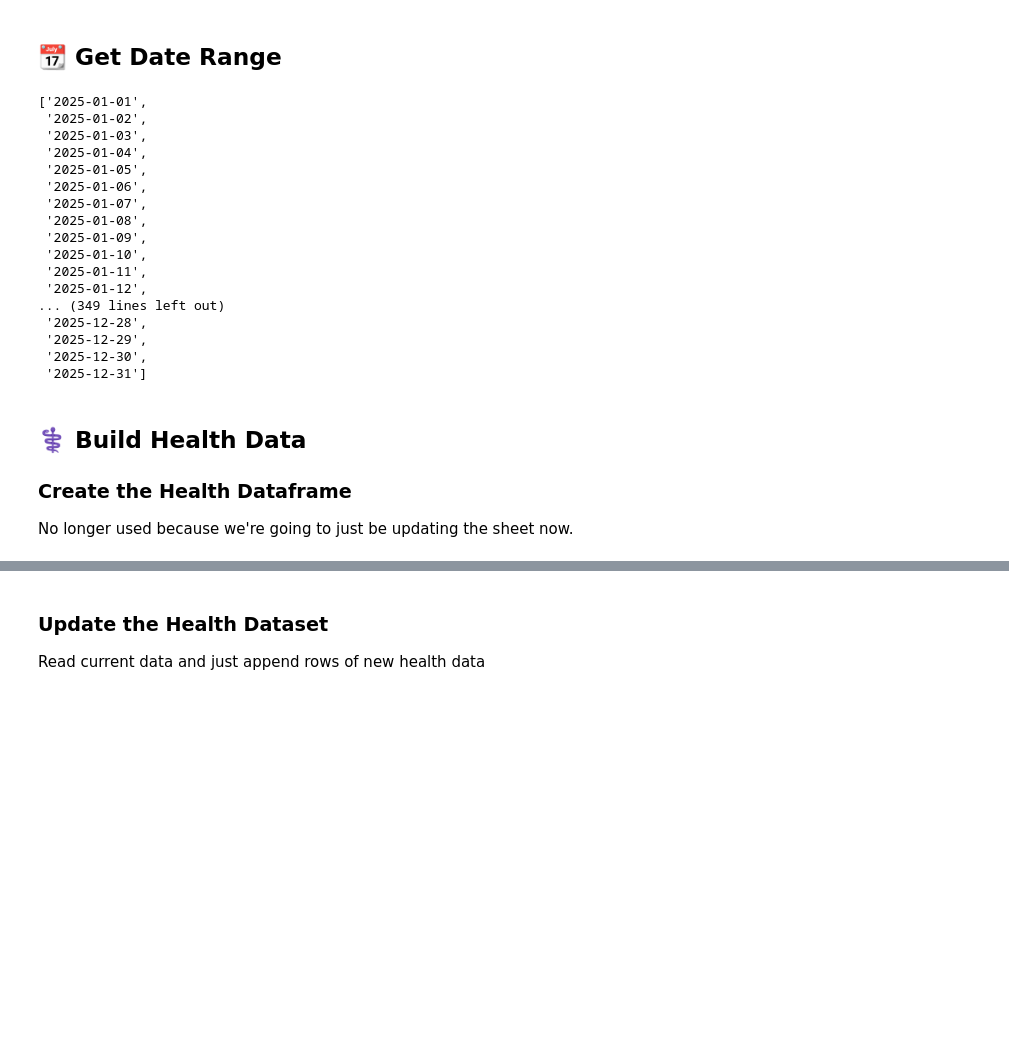
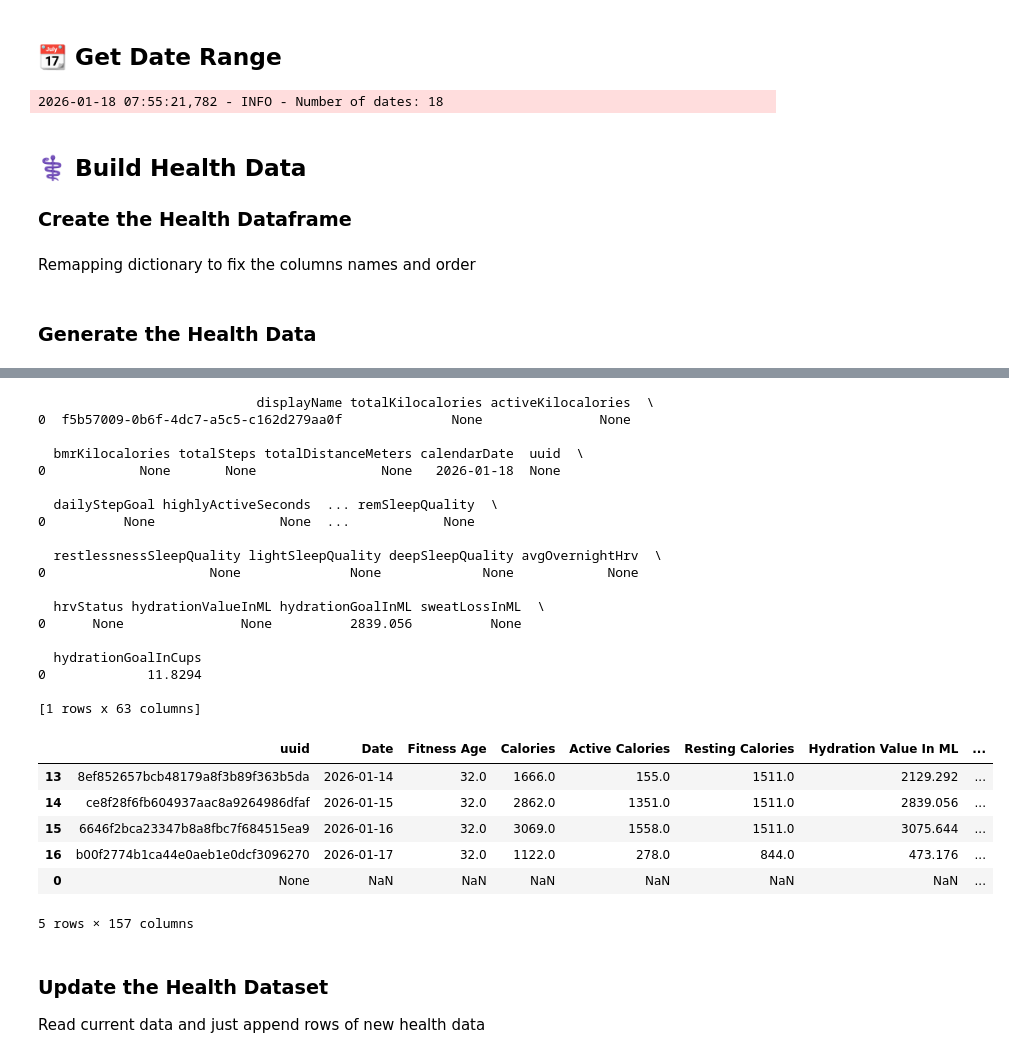
Before and after one commit to christophermagno/christophermagno, a Jupyter notebook: Projects/Personal Health Analysis/health_dataset.ipynb, the cells around one changed output, grey strips where cells are left out. Saved outputs shown, nothing was run; the diff lists cells and outputs as text; code cells hidden in the pictures; blank space fills up the shorter version.

```diff
--- a/Projects/Personal Health Analysis/health_dataset.ipynb
+++ b/Projects/Personal Health Analysis/health_dataset.ipynb
@@ -260,7 +298,10 @@ def today():
     return datetime.date.today().strftime(DATE_FORMAT)
 
 def convert_epoch_to_datetime(epoch):
-    return datetime.datetime.fromtimestamp(epoch / 1000)
+    try:
+        return datetime.datetime.fromtimestamp(epoch / 1000)
+    except TypeError:
+        return pd.NaT
 
 def get_date_range(start=None, rng=None):
     start = start or datetime.datetime.today()
@@ -659,26 +725,12 @@ def get_healths_data(dates=None):
 # %% [markdown]
 ## 📆 Get Date Range
 # %%
-dates = get_date_range(datetime.datetime.strptime('12-31-2025', '%m-%d-%Y'))
+# current_date = datetime.datetime.strptime('12-31-2025', '%m-%d-%Y')
+current_date = datetime.datetime.today()
+dates = get_date_range(current_date)
+log.info(f'Number of dates: {len(dates)}')
 # %% [output]
-['2025-01-01',
- '2025-01-02',
- '2025-01-03',
- '2025-01-04',
- '2025-01-05',
- '2025-01-06',
- '2025-01-07',
- '2025-01-08',
- '2025-01-09',
- '2025-01-10',
- '2025-01-11',
- '2025-01-12',
-... (349 lines left out)
- '2025-12-28',
- '2025-12-29',
- '2025-12-30',
- '2025-12-31']
+2026-01-18 07:55:21,782 - INFO - Number of dates: 18
 # %% [markdown]
 ## ⚕️ Build Health Data
 ### Create the Health Dataframe
-No longer used because we're going to just be updating the sheet now.
@@ -687,0 +737,2 @@ No longer used because we're going to just be updating the sheet now.
+# %% [markdown]
+Remapping dictionary to fix the columns names and order
@@ -687,0 +870,23 @@ No longer used because we're going to just be updating the sheet now.
+# %% [markdown]
+### Generate the Health Data
+# %%
+# Build the health data set
+# If data already exists, just read the data and generate health data for
+# new days
+if path_health_data.exists() and not FORCE_UPDATE:
+    df_health = pd.read_csv(path_health_data)
+    try:
+        df_health = df_health.drop('Unnamed: 0', axis=1)  # I don't know why it keeps adding this column...
+    except:
+        pass
+    dates_to_update = sorted(list(set(dates).difference(set(df_health['Date'].tolist()))))
+    log.info(f'Updating Dates: {dates_to_update}')
+    health_data = get_healths_data(dates_to_update)
+
+    df_health = pd.concat([df_health, pd.DataFrame(health_data).convert_dtypes()])
+else:
+    # Otherwise generate the data YTD
+    health_data = get_healths_data(dates)
+    df_health = pd.DataFrame(health_data).convert_dtypes()
+df_health.tail()
+# %% [output]
@@ -688,3 +894,29 @@ No longer used because we're going to just be updating the sheet now.
+                            displayName totalKilocalories activeKilocalories  \
+0  f5b57009-0b6f-4dc7-a5c5-c162d279aa0f              None               None
+
+  bmrKilocalories totalSteps totalDistanceMeters calendarDate  uuid  \
+0            None       None                None   2026-01-18  None
+
+  dailyStepGoal highlyActiveSeconds  ... remSleepQuality  \
+0          None                None  ...            None
+
+  restlessnessSleepQuality lightSleepQuality deepSleepQuality avgOvernightHrv  \
+0                     None              None             None            None
+
+  hrvStatus hydrationValueInML hydrationGoalInML sweatLossInML  \
+0      None               None          2839.056          None
+
+  hydrationGoalInCups
+0             11.8294
+
+[1 rows x 63 columns]
+|  | uuid | Date | Fitness Age | Calories | Active Calories | Resting Calories | Hydration Value In ML | ... |
+| 13 | 8ef852657bcb48179a8f3b89f363b5da | 2026-01-14 | 32.0 | 1666.0 | 155.0 | 1511.0 | 2129.292 | ... |
+| 14 | ce8f28f6fb604937aac8a9264986dfaf | 2026-01-15 | 32.0 | 2862.0 | 1351.0 | 1511.0 | 2839.056 | ... |
+| 15 | 6646f2bca23347b8a8fbc7f684515ea9 | 2026-01-16 | 32.0 | 3069.0 | 1558.0 | 1511.0 | 3075.644 | ... |
+| 16 | b00f2774b1ca44e0aeb1e0dcf3096270 | 2026-01-17 | 32.0 | 1122.0 | 278.0 | 844.0 | 473.176 | ... |
+| 0 | None | NaN | NaN | NaN | NaN | NaN | NaN | ... |
+5 rows × 157 columns
 # %% [markdown]
 ### Update the Health Dataset
 Read current data and just append rows of new health data
```
Also changed, not shown: parts of 34 cells of this notebook.
